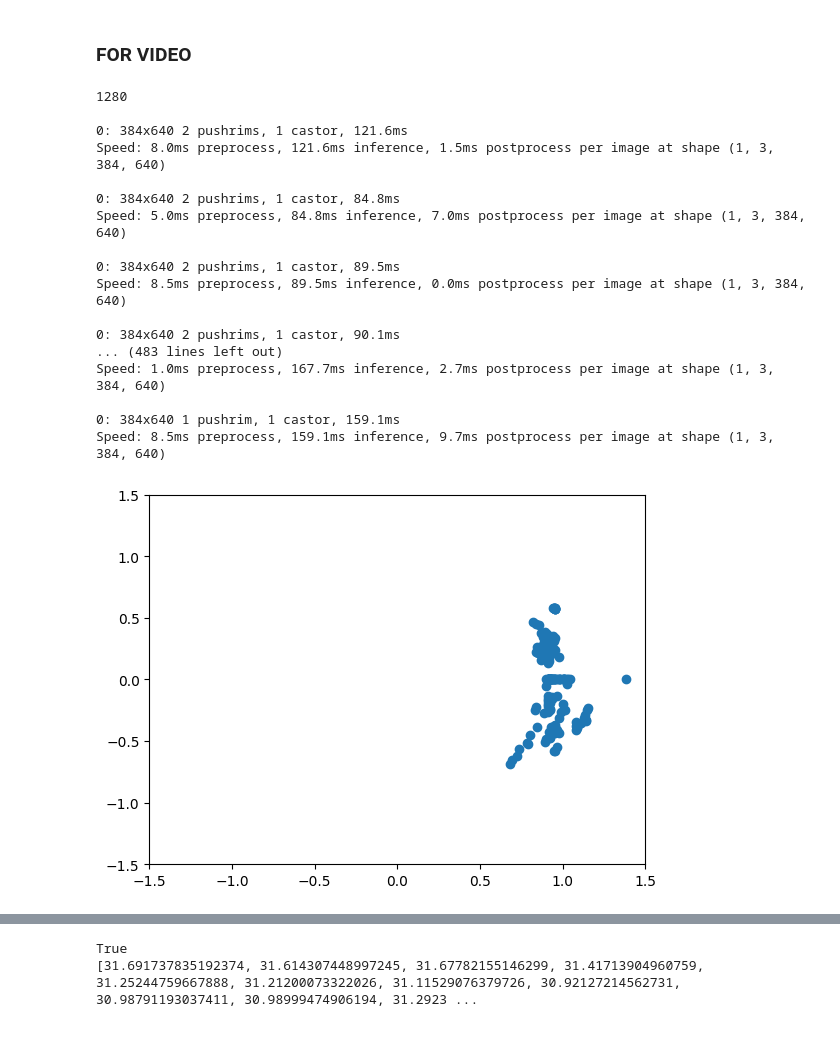
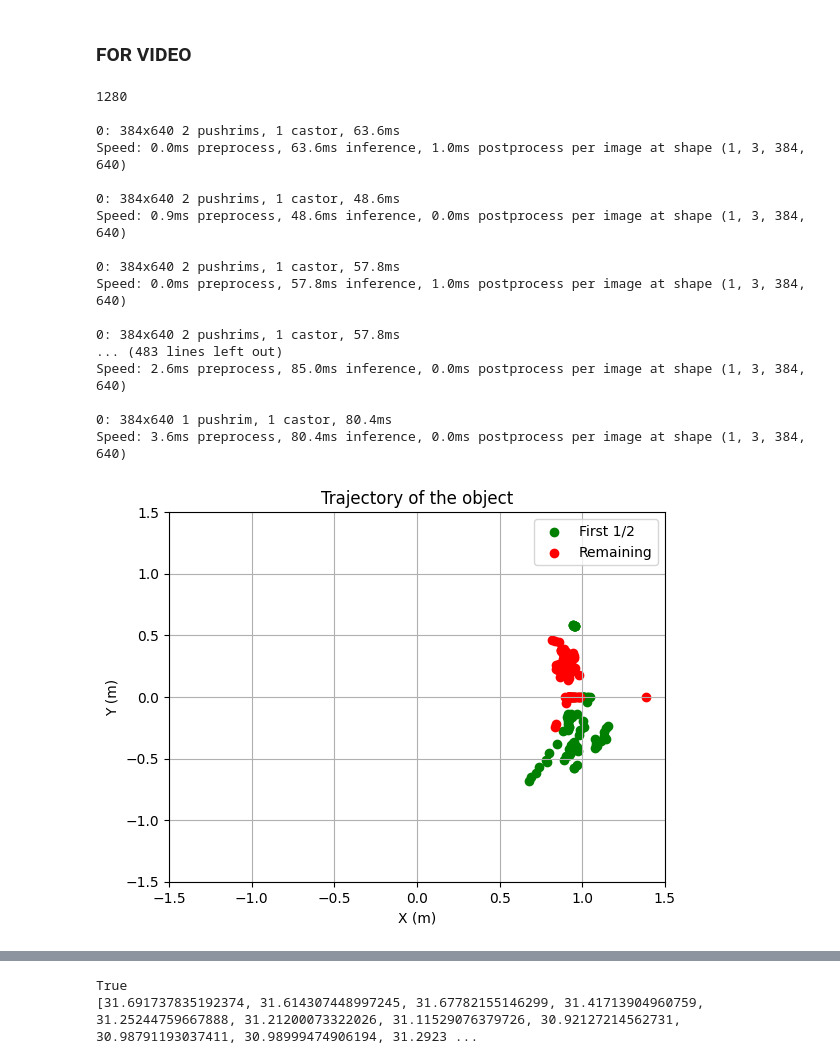
Before and after one commit to Heisenberg-2207/pushrim_detection, a Jupyter notebook: yolo.ipynb, the cells around one changed output, grey strips where cells are left out. Drawn from its saved outputs; the diff is of its cells as text; code cells hidden in the pictures; blank space fills up the shorter version.

```diff
--- a/yolo.ipynb
+++ b/yolo.ipynb
@@ -12,7 +12,7 @@ import cv2
 # %%
 #model('D:/heisen/IITM studies/3rd year/sem 6/ID4900/data__/data/images/test/download.jpeg')
 model_path = os.path.join('.', 'runs', 'detect', 'train', 'weights', 'last.pt')
-img_path = 'D:/heisen/IITM studies/3rd year/sem 6/ID4900/data__/data/images/test/WIN_20240322_18_17_11_Pro.jpg'
+img_path = 'D:/heisen/IITM studies/3rd year/sem 6/ID4900/data__/data/images/test/WIN_20240322_18_14_05_Pro.jpg'
 model = YOLO(model_path)
 results = model([img_path])  # return a list of Results objects
 # %% [output]
@@ -193,42 +257,73 @@ while ret:
                 if(frame_no%target == target-1):
                     delta = width_arr_smooth[frame_no] - width_arr_smooth[frame_no-target]
                     temp.append(frame_no)
                     val.append(delta)
                     if(delta > 0):
                         y_data[-target:] = [-value for value in y_data[-target:]]
                         print("going closer")
                     else:
                         print("going away")
 
                 frame_no += 1
 
     out.write(frame)
     ret, frame = cap.read()
 
-plt.scatter(x_data, y_data)
+length = 10
+import matplotlib.pyplot as plt
+
+# Assuming x_data and y_data are already defined
+
+# Calculate the indices for each section
+n = len(x_data)
+one_third = n // 2
+
+# Scatter the first 1/3 in green
+plt.scatter(x_data[:one_third], y_data[:one_third], color='green', label='First 1/2')
+
+# Scatter the remaining in red
+plt.scatter(x_data[one_third:], y_data[one_third:], color='red', label='Remaining')
 plt.xlim(-1.5, 1.5)
 plt.ylim(-1.5, 1.5)
+plt.grid()
+
+plt.xlabel('X (m)')
+plt.ylabel('Y (m)')
+plt.title('Trajectory of the object')
+plt.legend()
+plt.show()
+
+
+
+plt.scatter(x_data, y_data, color='red', s=10)
+plt.xlim(-1.5, 1.5)
+plt.ylim(-1.5, 1.5)
+plt.grid()
+
+plt.xlabel('X (m)')
+plt.ylabel('Y (m)')
+plt.title('Trajectory of the object')
 plt.show()
 
 cap.release()
 out.release()
 cv2.destroyAllWindows()
 # %% [output]
 1280
 
-0: 384x640 2 pushrims, 1 castor, 121.6ms
-Speed: 8.0ms preprocess, 121.6ms inference, 1.5ms postprocess per image at shape (1, 3, 384, 640)
+0: 384x640 2 pushrims, 1 castor, 63.6ms
+Speed: 0.0ms preprocess, 63.6ms inference, 1.0ms postprocess per image at shape (1, 3, 384, 640)
 
-0: 384x640 2 pushrims, 1 castor, 84.8ms
-Speed: 5.0ms preprocess, 84.8ms inference, 7.0ms postprocess per image at shape (1, 3, 384, 640)
+0: 384x640 2 pushrims, 1 castor, 48.6ms
+Speed: 0.9ms preprocess, 48.6ms inference, 0.0ms postprocess per image at shape (1, 3, 384, 640)
 
-0: 384x640 2 pushrims, 1 castor, 89.5ms
-Speed: 8.5ms preprocess, 89.5ms inference, 0.0ms postprocess per image at shape (1, 3, 384, 640)
+0: 384x640 2 pushrims, 1 castor, 57.8ms
+Speed: 0.0ms preprocess, 57.8ms inference, 1.0ms postprocess per image at shape (1, 3, 384, 640)
 
-0: 384x640 2 pushrims, 1 castor, 90.1ms
+0: 384x640 2 pushrims, 1 castor, 57.8ms
 ... (483 lines left out)
-Speed: 1.0ms preprocess, 167.7ms inference, 2.7ms postprocess per image at shape (1, 3, 384, 640)
+Speed: 2.6ms preprocess, 85.0ms inference, 0.0ms postprocess per image at shape (1, 3, 384, 640)
 
-0: 384x640 1 pushrim, 1 castor, 159.1ms
-Speed: 8.5ms preprocess, 159.1ms inference, 9.7ms postprocess per image at shape (1, 3, 384, 640)
+0: 384x640 1 pushrim, 1 castor, 80.4ms
+Speed: 3.6ms preprocess, 80.4ms inference, 0.0ms postprocess per image at shape (1, 3, 384, 640)
-[figure, old version]
+[figure, new version]
```
Also changed, not shown: parts of 9 cells of this notebook, 2 other files.
